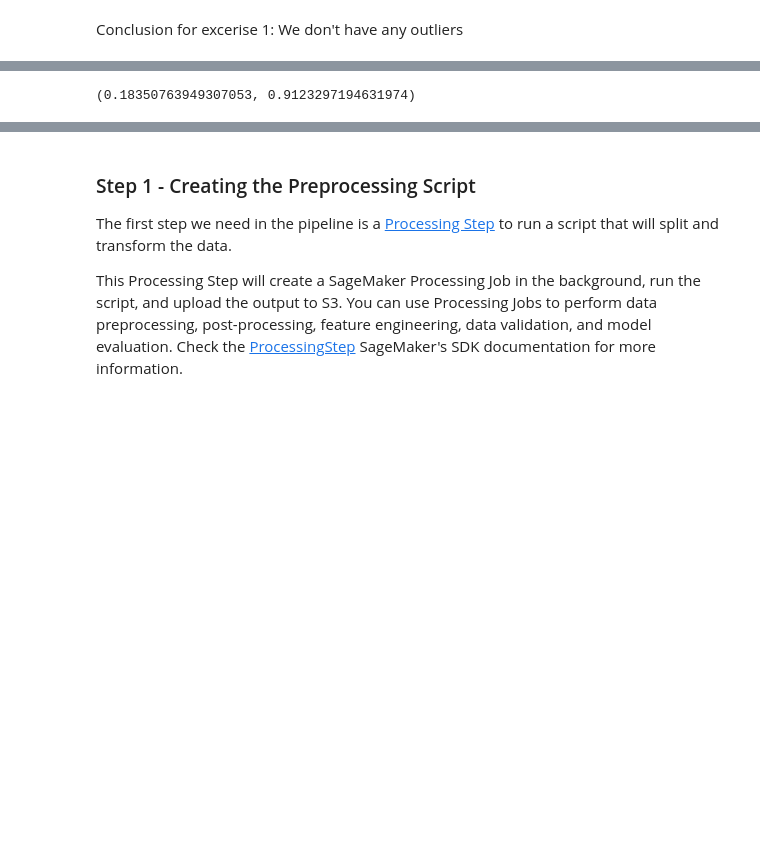
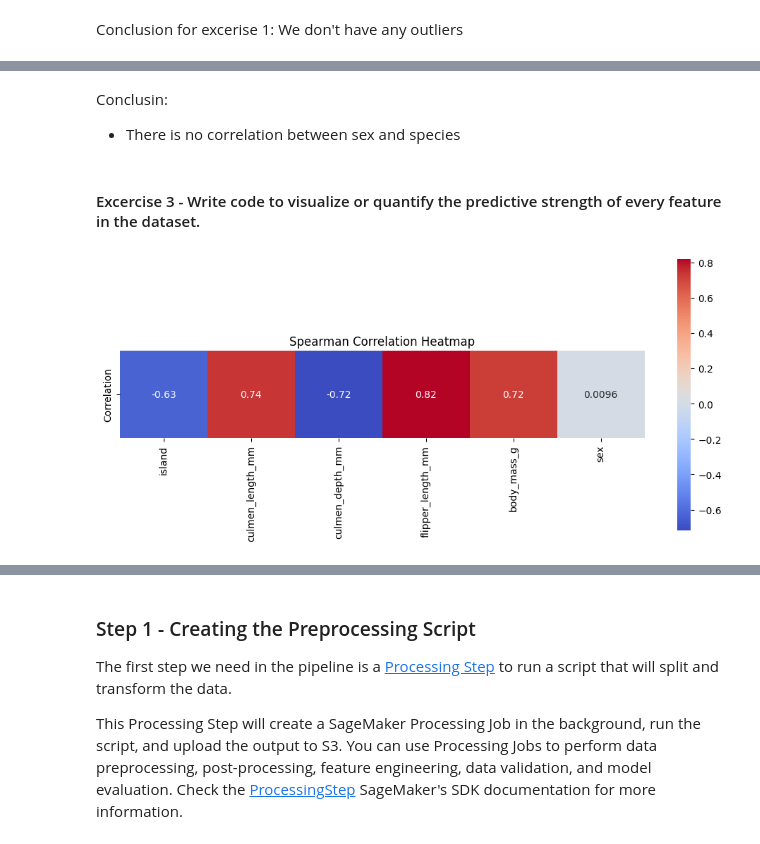
Before and after one commit to Patryk-Git/ml.school, a Jupyter notebook: program/cohort.ipynb, the cells around one changed output, grey strips where cells are left out. Drawn from its saved outputs; the diff is of its cells as text; code cells hidden in the pictures; blank space fills up the shorter version.

Commit message:
Solving excercise 3 and 4

```diff
--- a/program/cohort.ipynb
+++ b/program/cohort.ipynb
@@ -429,4 +435,23 @@ chi2, pval, *_ = chi2_contingency(contingency_table)
-# %%
-chi2, pval
-# %% [output]
-(0.18350763949307053, 0.9123297194631974)
+# %% [markdown]
+Conclusin:
+- There is no correlation between sex and species
+# %% [markdown]
+#### Excercise 3 - Write code to visualize or quantify the predictive strength of every feature in the dataset.
+# %%
+from scipy.stats import spearmanr
+import seaborn as sns
+
+columns = [column for column in penguins.columns if column != 'species']
+correlation_results = {}
+
+for column in columns:
+    res = spearmanr(penguins[column], penguins['species'])
+    correlation_results[column] = res.statistic
+
+correlation_df = pd.DataFrame(correlation_results, index=['Correlation'])
+plt.figure(figsize=(12, 5))
+sns.heatmap(correlation_df, annot=True, cmap='coolwarm', square=True)
+plt.title('Spearman Correlation Heatmap')
+plt.show()
+# %% [output]
+[figure, added]
```
Also changed, not shown: parts of 8 cells of this notebook.
